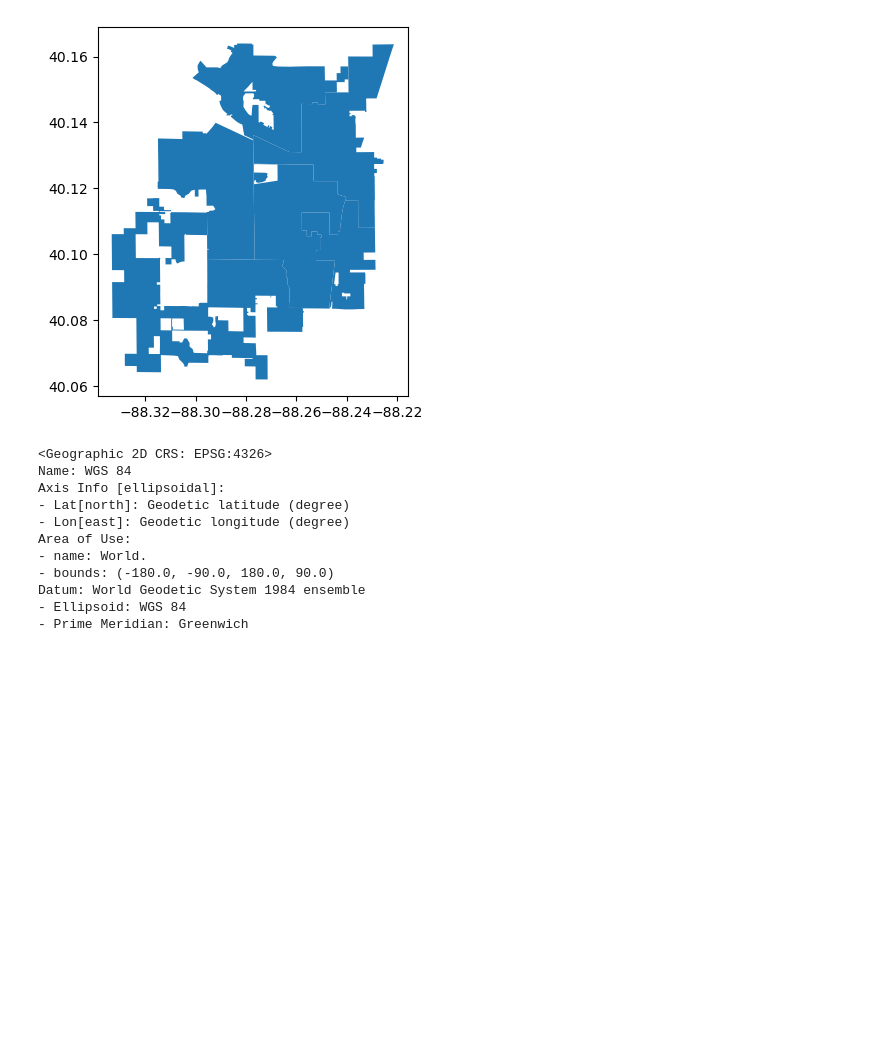
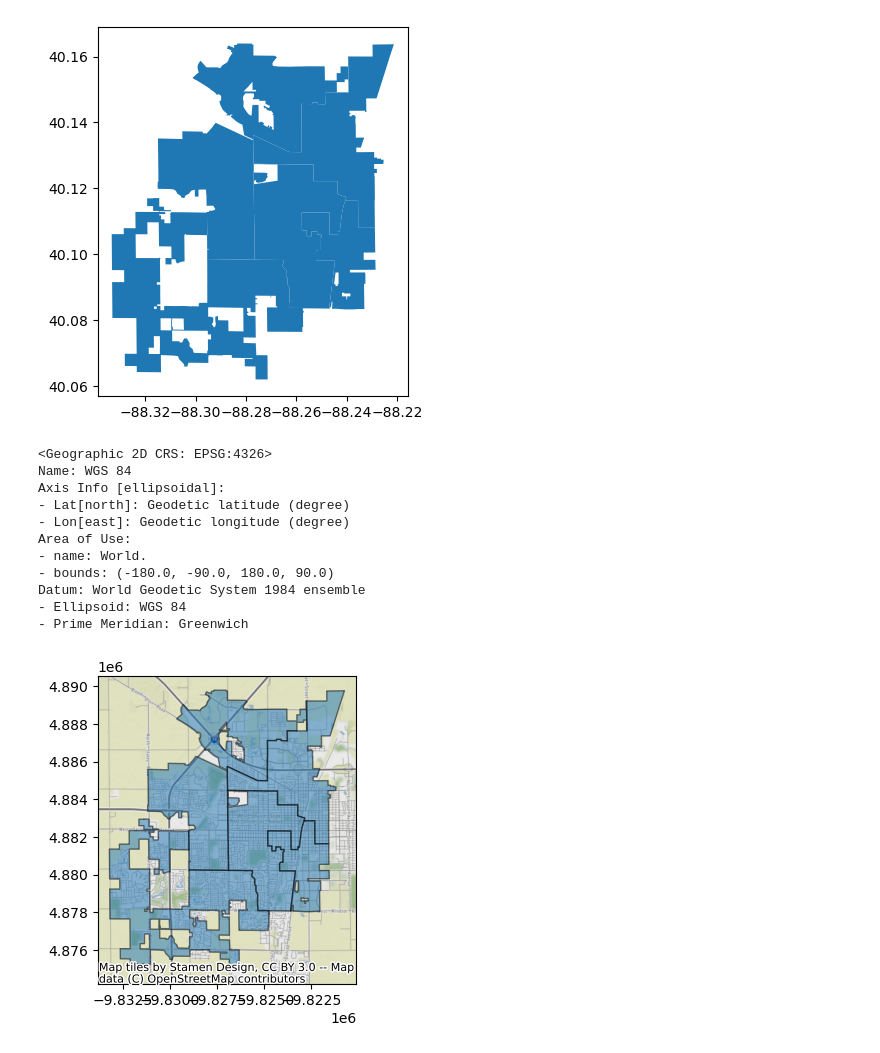
Before and after one commit to UIUC-iSchool-DataViz/is445_bcubcg_fall2022, a Jupyter notebook: _site/week07/inClass_week07.ipynb, the cells around one changed output. Cells and saved outputs as stored; diff of their text form; code cells hidden in the pictures; blank space fills up the shorter version.

```diff
--- a/_site/week07/inClass_week07.ipynb
+++ b/_site/week07/inClass_week07.ipynb
@@ -401,3 +401,8 @@ Datum: World Geodetic System 1984 ensemble
 councils = councils.to_crs(epsg=3857) # default for contextily
 # %%
 fig, ax = plt.subplots(figsize=(4,4))
+councils.plot(ax=ax, alpha=0.5, edgecolor='k')
+ctx.add_basemap(ax=ax)
+plt.show()
+# %% [output]
+[figure, added]
```
